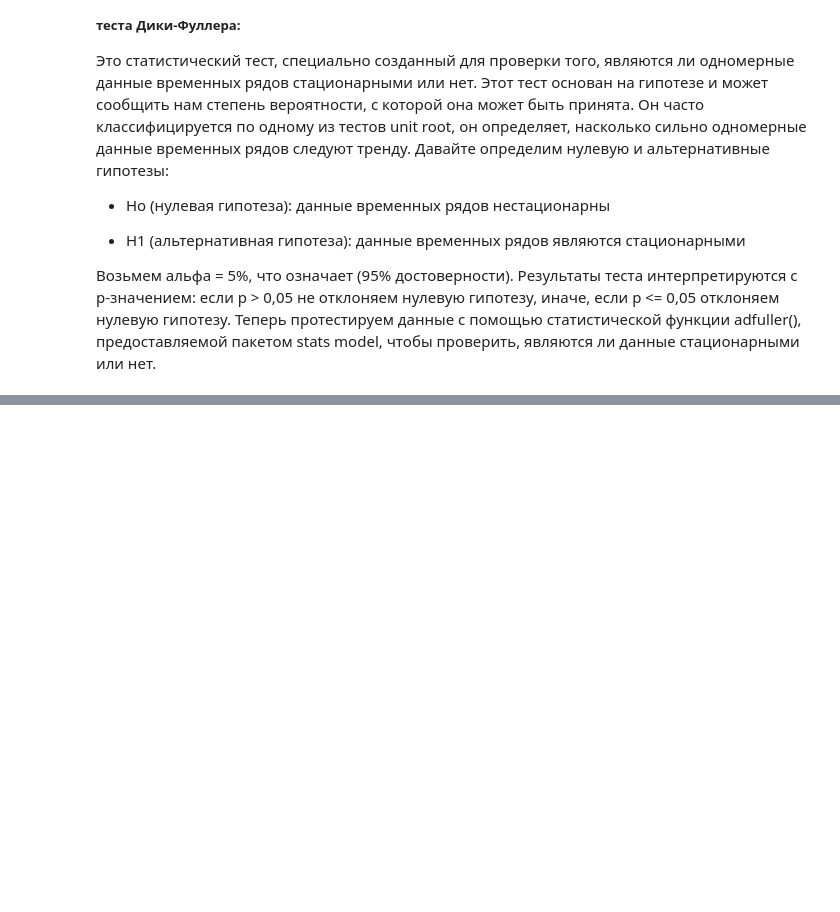
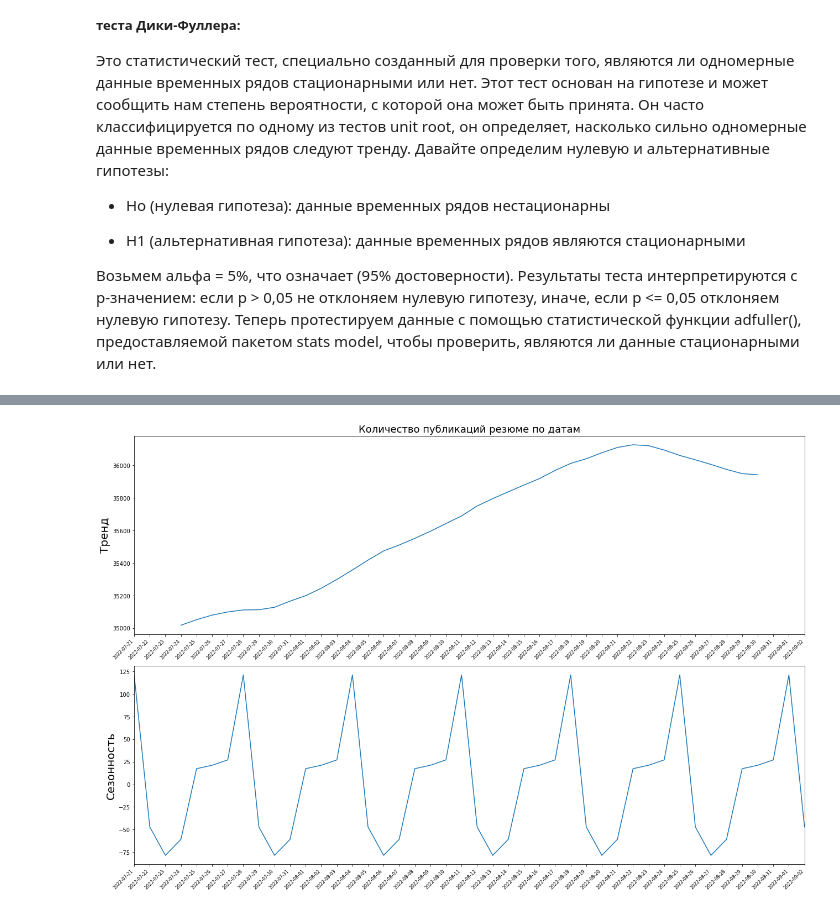
Before and after one commit to saspav/DA-104, a Jupyter notebook: hh_vacancy_resume_stats.ipynb, the cells around one changed output, grey strips where cells are left out. Cells and saved outputs as stored; diff of their text form; code cells hidden in the pictures; blank space fills up the shorter version.

```diff
--- a/hh_vacancy_resume_stats.ipynb
+++ b/hh_vacancy_resume_stats.ipynb
@@ -94,0 +119,4 @@ p-value для резюме: 0.5108934806206347
+# %%
+show_trend(df[df.id == 1][['date', 'resume_counts']], 1)
+# %% [output]
+[figure, added]
```
Also changed, not shown: parts of 7 cells of this notebook.
